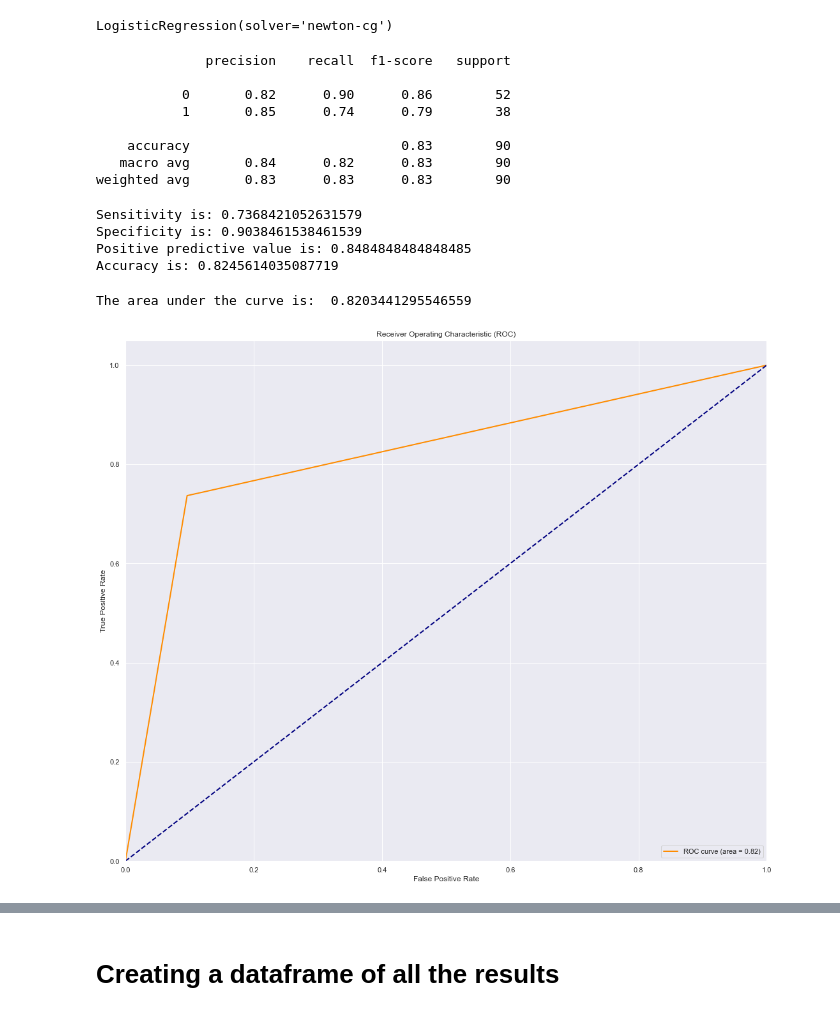
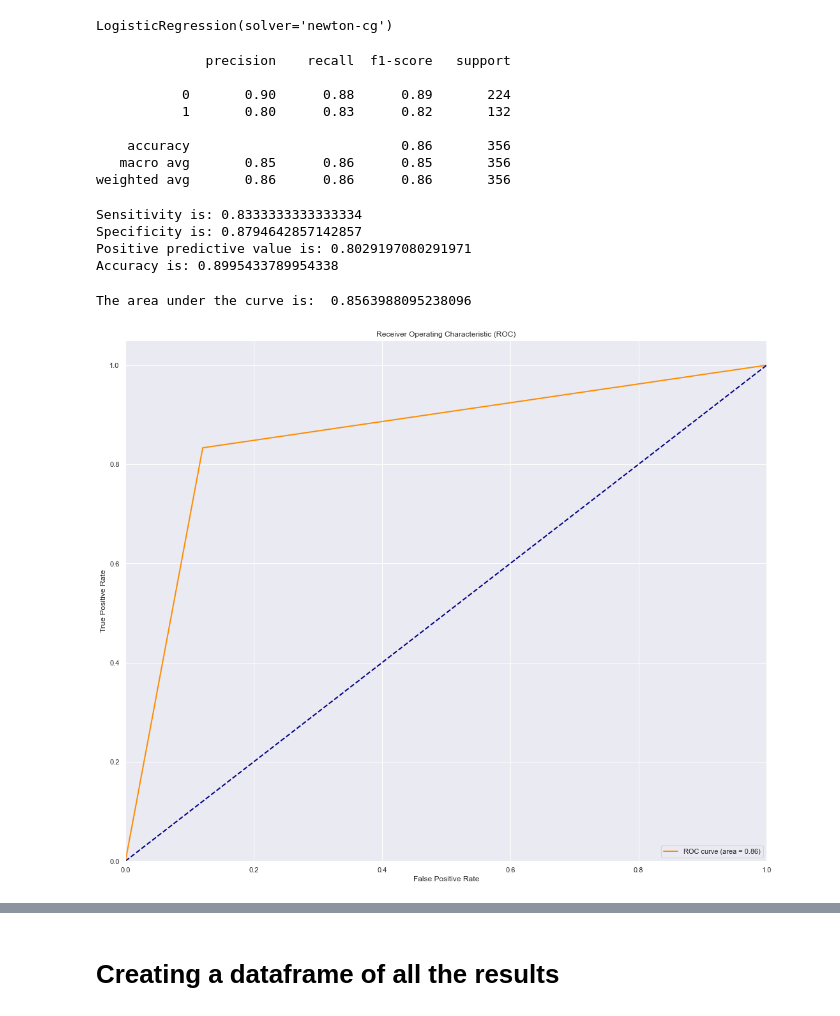
Before and after one commit to Angel-W10/appendicitiesPredictionML, a Jupyter notebook: AppendicitiesNotebook1.ipynb, the cells around one changed output, grey strips where cells are left out. Cells and saved outputs as stored; diff of their text form; code cells hidden in the pictures.

```diff
--- a/AppendicitiesNotebook1.ipynb
+++ b/AppendicitiesNotebook1.ipynb
@@ -750,7 +751,7 @@ for kernel in kernels:
     for gamma in gammas:
         svm = SVC(kernel = kernel, gamma=gamma, class_weight='balanced')
         svm.fit(X_train, y_train)
-        score = svm.score(X_test, y_test)
+        score = svm.score(X_train, y_train)
         estimators[svm] = score
         print(kernel, gamma)
         print("Score: " + str(score))
@@ -1059,41 +1072,41 @@ best_lr.fit(X_train, y_train)
 # %% [output]
 LogisticRegression(solver='newton-cg')
 # %%
-y_pred_best_lr = best_lr.predict(X_test)
+y_pred_best_lr = best_lr.predict(X_train)
 # %%
-print(classification_report(y_test, y_pred_best_lr))
+print(classification_report(y_train, y_pred_best_lr))
 # %% [output]
               precision    recall  f1-score   support
 
-           0       0.82      0.90      0.86        52
-           1       0.85      0.74      0.79        38
+           0       0.90      0.88      0.89       224
+           1       0.80      0.83      0.82       132
 
-    accuracy                           0.83        90
-   macro avg       0.84      0.82      0.83        90
-weighted avg       0.83      0.83      0.83        90
+    accuracy                           0.86       356
+   macro avg       0.85      0.86      0.85       356
+weighted avg       0.86      0.86      0.86       356
 # %%
-get_scores(y_test, y_pred_best_lr)
+get_scores(y_train, y_pred_best_lr)
 # %% [output]
-Sensitivity is: 0.7368421052631579
-Specificity is: 0.9038461538461539
-Positive predictive value is: 0.8484848484848485
-Accuracy is: 0.8245614035087719
+Sensitivity is: 0.8333333333333334
+Specificity is: 0.8794642857142857
+Positive predictive value is: 0.8029197080291971
+Accuracy is: 0.8995433789954338
 # %%
-fp, tp, threshold = metrics.roc_curve(y_test, y_pred_best_lr)
+fp, tp, threshold = metrics.roc_curve(y_train, y_pred_best_lr)
 roc_auc_best_lr = metrics.auc(fp, tp)
 print("The area under the curve is: ", roc_auc_best_lr)
 # %% [output]
-The area under the curve is:  0.8203441295546559
+The area under the curve is:  0.8563988095238096
 # %%
 plt.figure()
-plt.plot(fp, tp, color='darkorange', lw=2, label=f'ROC curve (area = {roc_auc_random_lr:.2f})')
+plt.plot(fp, tp, color='darkorange', lw=2, label=f'ROC curve (area = {roc_auc_best_lr:.2f})')
 plt.plot([0, 1], [0, 1], color='navy', lw=2, linestyle='--')
 plt.xlim([0.0, 1.0])
 plt.ylim([0.0, 1.05])
 plt.xlabel('False Positive Rate')
 plt.ylabel('True Positive Rate')
 plt.title('Receiver Operating Characteristic (ROC)')
 plt.legend(loc="lower right")
 plt.show()
 # %% [output]
-[figure, old version]
+[figure, new version]
```
Also changed, not shown: parts of 81 cells of this notebook.
